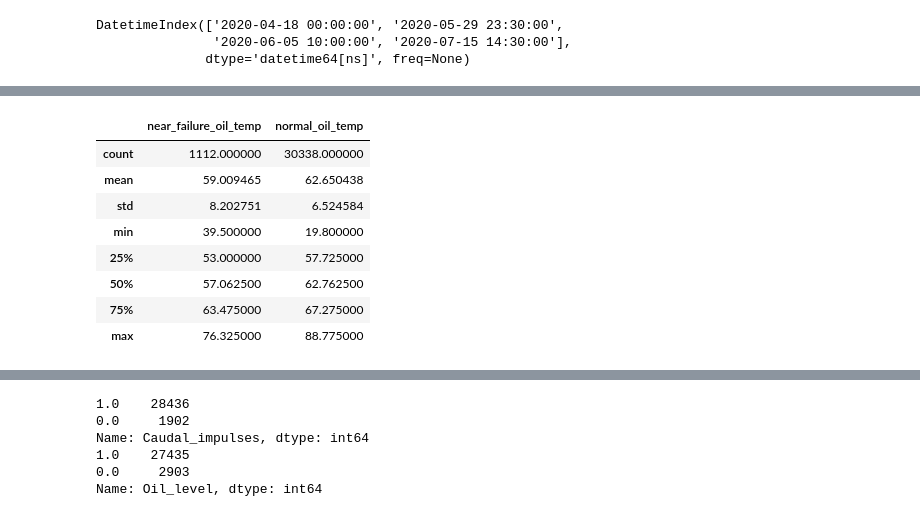
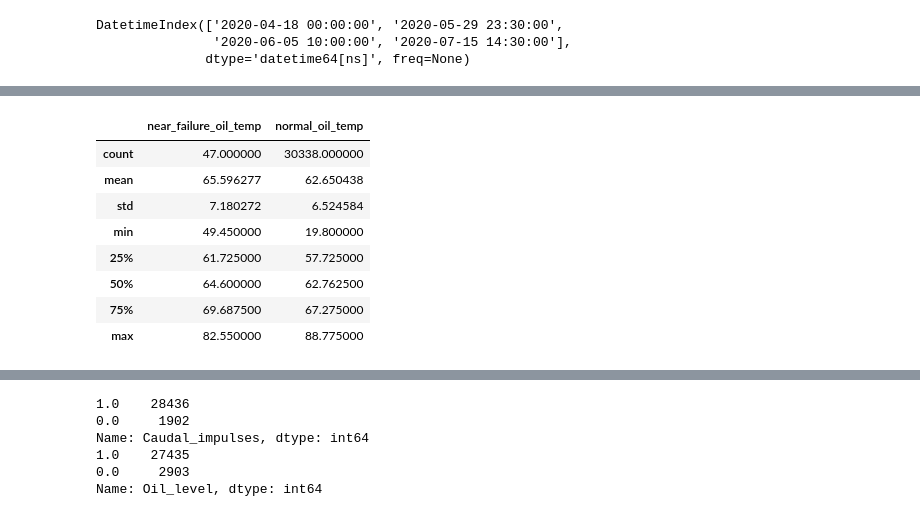
Before and after one commit to Dave-Codes/Predictive-Maintenance, a Jupyter notebook: predictive-maintenance-metropt-3.ipynb, the cells around one changed output, grey strips where cells are left out. Drawn from its saved outputs; the diff is of its cells as text; code cells hidden in the pictures.

```diff
--- a/predictive-maintenance-metropt-3.ipynb
+++ b/predictive-maintenance-metropt-3.ipynb
@@ -235,0 +246,8 @@ dtype: object
+# %%
+metro_df_large.index = pd.to_datetime(metro_df_large.index)
+# %%
+tol = pd.Timedelta(metro_df_large.index[1] - metro_df_large.index[0])
+#tol = pd.Timedelta('10 minutes')
+
+merged_df = pd.merge_asof(left = metro_df_large,right = failure_df, left_index= True, right_index=True, direction='nearest', tolerance=tol).drop(columns='Unnamed: 0', axis=1)
+merged_df
@@ -235,0 +277,4 @@ dtype: object
+# %%
+hour_pre_fail_df = merged_df.loc[merged_df['pre_fail_hour'].notnull()]
+
+hour_pre_fail_df.describe()
@@ -244,9 +299,9 @@ DatetimeIndex(['2020-04-18 00:00:00', '2020-05-29 23:30:00',
               dtype='datetime64[ns]', freq=None)
 # %%
 # Creating a pre_fail_week feature by comparing timestamps with a date range ending at start of failures and starting 7 days prior
-metro_df_large['pre_fail_week'] = metro_df_large.timestamp.dt.round('D').isin(failure_df.pre_fail_week)
+metro_df_large['pre_fail_week'] = metro_df_large.index.round('D').isin(failure_df.index)
 
-metro_df_large['pre_fail_day'] = metro_df_large.timestamp.dt.round('D').isin(failure_df.pre_fail_day)
+metro_df_large['pre_fail_day'] = metro_df_large.index.round('D').isin(failure_df.pre_fail_day)
 
-metro_df_large['pre_fail_hour'] = metro_df_large.timestamp.dt.round('H').isin(failure_df.pre_fail_hour)
+metro_df_large['pre_fail_hour'] = metro_df_large.index.round('H').isin(failure_df.pre_fail_hour)
 # %%
@@ -304,20 +338,20 @@ week_pre_fail_df
 # %%
 # Creating a dataframe to compare aggregate values between period leading up to a failure and period of normal operation
 # ADJUST to use only pre failure period data for 'normal operation'
 # RECTIFY data to consider active state of influential components. Mostly simple On/Off categories directly affecting continuous vars
-data = {'near_failure_oil_temp': week_pre_fail_df['Oil_temperature'], 'normal_oil_temp': metro_df_large['Oil_temperature']}
+data = {'near_failure_oil_temp': hour_pre_fail_df['Oil_temperature'], 'normal_oil_temp': metro_df_large['Oil_temperature']}
 oil_temp_diff = pd.DataFrame(data=data)
 oil_temp_diff.describe()
 # %% [output]
 |  | near_failure_oil_temp | normal_oil_temp |
-| count | 1112.000000 | 30338.000000 |
-| mean | 59.009465 | 62.650438 |
-| std | 8.202751 | 6.524584 |
-| min | 39.500000 | 19.800000 |
-| 25% | 53.000000 | 57.725000 |
-| 50% | 57.062500 | 62.762500 |
-| 75% | 63.475000 | 67.275000 |
-| max | 76.325000 | 88.775000 |
+| count | 47.000000 | 30338.000000 |
+| mean | 65.596277 | 62.650438 |
+| std | 7.180272 | 6.524584 |
+| min | 49.450000 | 19.800000 |
+| 25% | 61.725000 | 57.725000 |
+| 50% | 64.600000 | 62.762500 |
+| 75% | 69.687500 | 67.275000 |
+| max | 82.550000 | 88.775000 |
 # %%
 oil_temp_diff.plot(kind='box', title='Week Pre-Failure vs Normal Operation: Oil Temperature')
 # %% [output]
```
Also changed, not shown: parts of 20 cells of this notebook.
